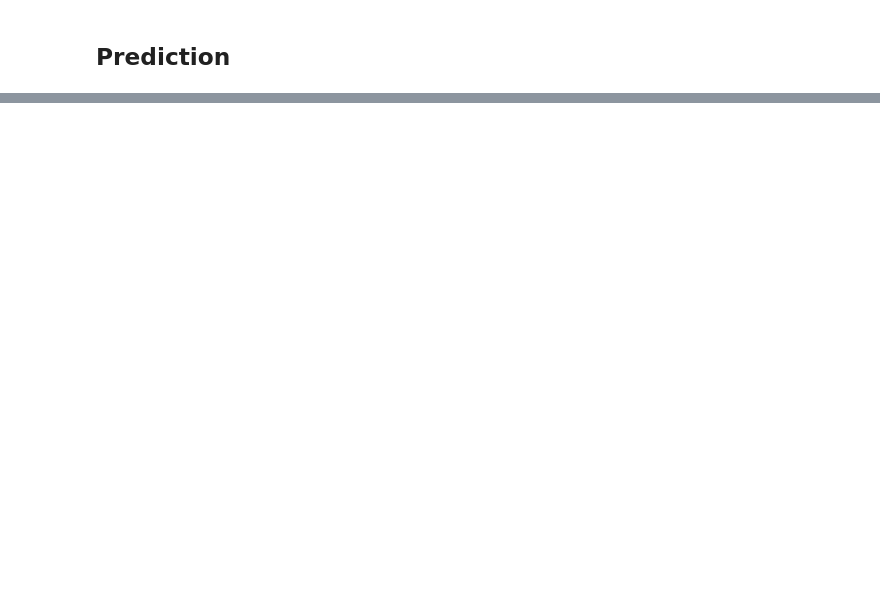
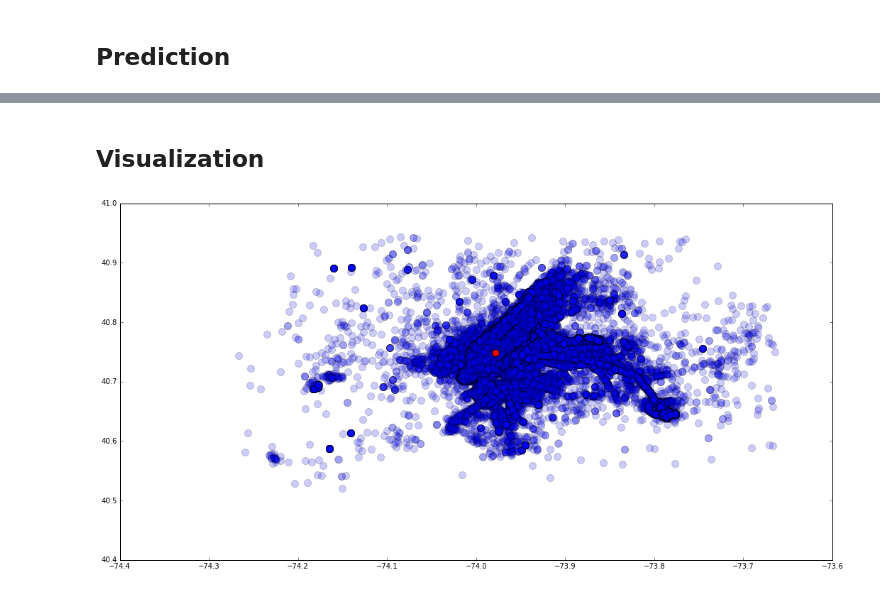
Before and after one commit to stephanlin/nyc-yellow-taxi-prediction, a Jupyter notebook: Best Pick-up Location (Q1).ipynb, the cells around one changed output, grey strips where cells are left out. Cells and saved outputs as stored; diff of their text form; code cells hidden in the pictures; blank space fills up the shorter version.

Commit message:
add visualization to question 1

```diff
--- a/Best Pick-up Location (Q1).ipynb
+++ b/Best Pick-up Location (Q1).ipynb
@@ -153,0 +154,12 @@ array([[-73.98690507,  40.74740513]])
+# %% [markdown]
+## Visualization
+# %%
+#scatter plot all the data for selected weekday and prediction
+x_points=lon
+y_points=lat
+plt.figure(figsize=(18,9))
+plt.scatter(lon,lat,alpha=0.2,s=100)
+plt.scatter(-73.97826814, 40.74857845 ,c='r',s=100)
+plt.show()
+# %% [output]
+[figure, added]
```
Also changed, not shown: parts of 6 cells of this notebook.
